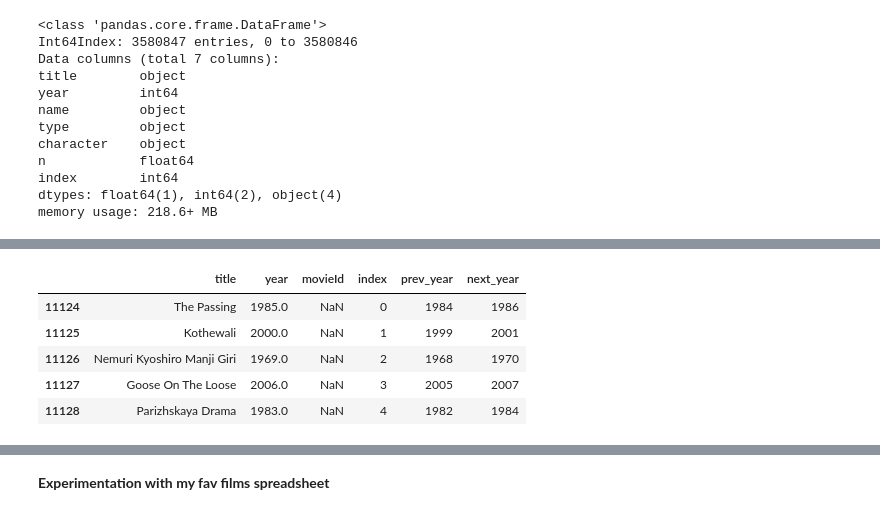
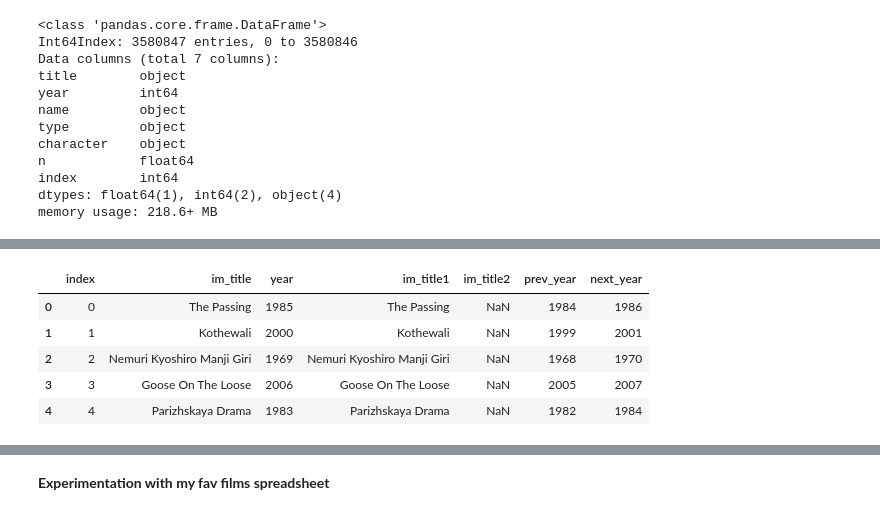
Before and after one commit to bartstonejjj/Data-Science, a Jupyter notebook: LAF/Film Recommendation Engine.ipynb, the cells around one changed output, grey strips where cells are left out. Drawn from its saved outputs; the diff is of its cells as text; code cells hidden in the pictures.

```diff
--- a/LAF/Film Recommendation Engine.ipynb
+++ b/LAF/Film Recommendation Engine.ipynb
@@ -386,21 +349,30 @@ im = im[im['year'] >= min_year]
 
 # Merge MovieLens and IMDB dataframes together on title and year for exact match
 # Starting from title1 and working up to title4 in movielens
+# And similarly, starting from im_title1 then going to im_title2
 df = pd.DataFrame()
 films_all = pd.DataFrame()
-for i in range (1, 5):
+for im_title in ['im_title1', 'im_title2']:
+    for i in range (1, 5):
 
-    # Iterate through year, prev_year and next_year of imdb to find matches
-    # prev_year and next_year are in case year is off by 1 between imdb and movielens
-    for yr in ['year', 'prev_year', 'next_year']:
-        df = ml.merge(im, left_on = ['title%s' %i, 'year'], right_on = ['title', yr], how = 'inner')
-        df['match_on'] = 'title%s' %i # indicate which title (title1 - title4) a match was found
-        df['title_match_type'] = 'exact' # indicate that the exact title was matched
-        df['year_match_on'] = yr # indicate if the year was matched correctly (year), or match on prev/next year
-        print('%s exact title matches on title%s with imdb %s' %(len(df), i, yr))
-        films_all = films_all.append(df)
+        # Iterate through year, prev_year and next_year of imdb to find matches
+        # prev_year and next_year are in case year is off by 1 between imdb and movielens
+        for yr in ['year', 'prev_year', 'next_year']:
+            df = ml.merge(im[im[im_title].notnull()], left_on = ['title%s' %i, 'year'], right_on = [im_title, yr], how = 'inner')
+            df['title'] = df['title%s' %i]
+            df['match_on'] = 'title%s' %i # indicate which title (title1 - title4) a match was found
+            df['title_match_type'] = 'exact' # indicate that the exact title was matched
+            df['year_match_on'] = yr # indicate if the year was matched correctly (year), or match on prev/next year
+            print('%s exact title matches on title%s with %s %s' %(len(df), i, im_title, yr))
+            films_all = films_all.append(df)
 
-# Find films in movielens that did not match to any films in imdb
-films_all = ml.merge(films_all[['movieId', 'title', 'match_on', 'title_match_type', 'year_match_on']], how = 'left')
+# Remove duplicate matches - ie films that match on a title two of more of: year, prev_year, next_year.
+# Will keep match by (exact year) 'year' by default
+cnt = len(films_all)
+films_all = films_all.sort_values(by = ['movieId', 'year_match_on'], ascending = [True, False]).drop_duplicates(subset = 'movieId')
+print('%s duplicate matches have been removed (ie match on a title and two or more of: year, prev_year, next_year)' % (cnt - len(films_all)))
+
+# Add these matched films, to set of all movielens films. (Films not yet match from movielens to imdb, but be where 'index' = NaN)
+films_all = ml.merge(films_all[['movieId', 'index', 'title', 'im_title1', 'im_title2', 'match_on', 'title_match_type', 'year_match_on']], how = 'left')
 films_all.head()
 # %% [output]
@@ -425,18 +402,20 @@ films_all.head()
 # %%
 # Data: IMDB
 
-# Find films in IMDB whose titles are not yet matched with movielens data
-df = films_all[['title','year', 'movieId']][films_all['title'].notnull()].merge(im, left_on = con_flds, right_on = con_flds, how = 'right')
-df = df[df['movieId'].isnull()]
-im_mm = df
-df.head()
+# Find films in IMDB whose titles are not yet matched with movielens data, store im_mm
+df = films_all
+df = df[df['index'].notnull()]
+im_mm = im.merge(df[['index', 'movieId']], how = 'left')
+im_mm[im_mm['movieId'].isnull()]
+im_mm.drop(['movieId'], axis = 1, inplace = True)
+im_mm.head()
 # %% [output]
-|  | title | year | movieId | index | prev_year | next_year |
-| 11124 | The Passing | 1985.0 | NaN | 0 | 1984 | 1986 |
-| 11125 | Kothewali | 2000.0 | NaN | 1 | 1999 | 2001 |
-| 11126 | Nemuri Kyoshiro Manji Giri | 1969.0 | NaN | 2 | 1968 | 1970 |
-| 11127 | Goose On The Loose | 2006.0 | NaN | 3 | 2005 | 2007 |
-| 11128 | Parizhskaya Drama | 1983.0 | NaN | 4 | 1982 | 1984 |
+|  | index | im_title | year | im_title1 | im_title2 | prev_year | next_year |
+| 0 | 0 | The Passing | 1985 | The Passing | NaN | 1984 | 1986 |
+| 1 | 1 | Kothewali | 2000 | Kothewali | NaN | 1999 | 2001 |
+| 2 | 2 | Nemuri Kyoshiro Manji Giri | 1969 | Nemuri Kyoshiro Manji Giri | NaN | 1968 | 1970 |
+| 3 | 3 | Goose On The Loose | 2006 | Goose On The Loose | NaN | 2005 | 2007 |
+| 4 | 4 | Parizhskaya Drama | 1983 | Parizhskaya Drama | NaN | 1982 | 1984 |
 # %%
 # For this row, return the first non-null value when starting from title1_close_match
 # and going up to title4_close_match
```
Also changed, not shown: parts of 56 cells of this notebook, 1 other file.
